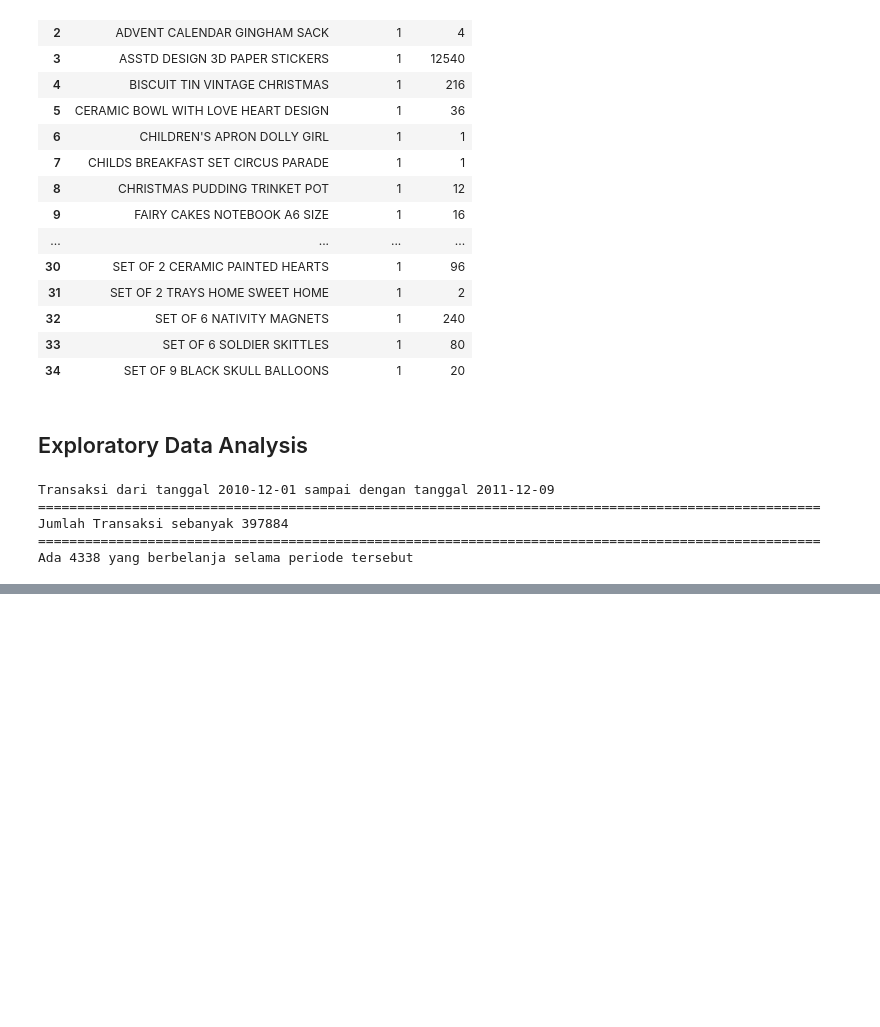
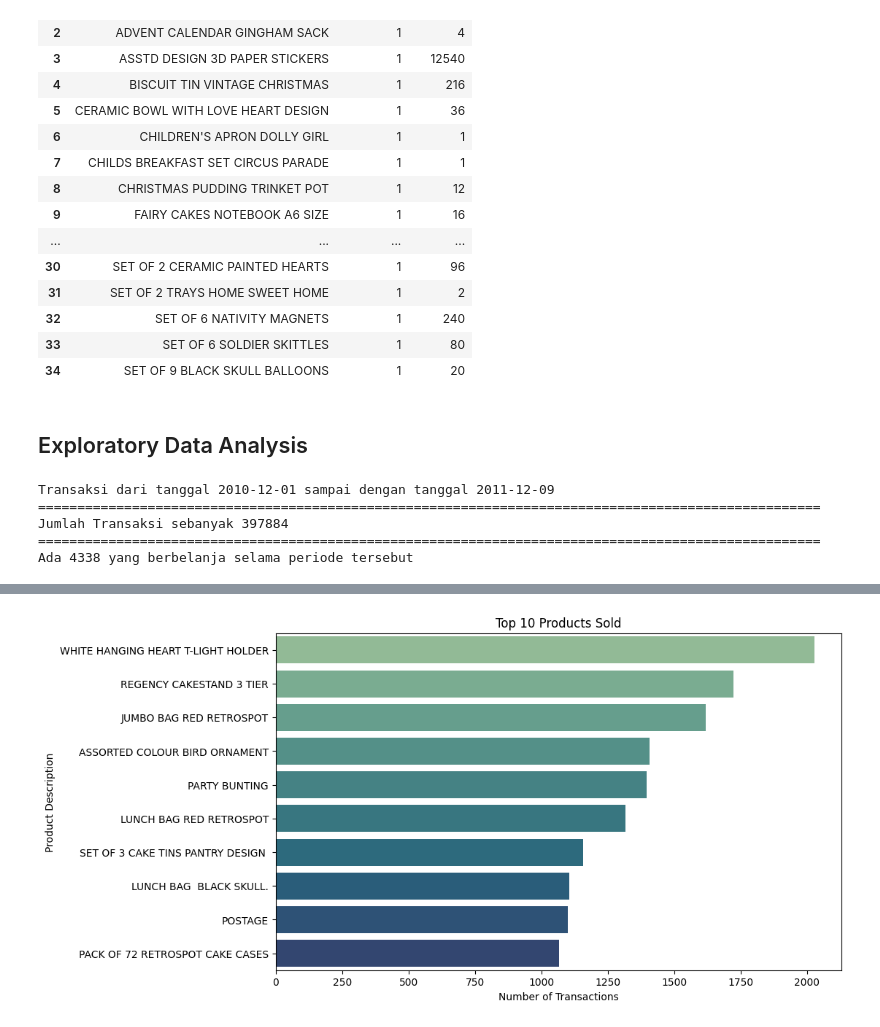
Before and after one commit to satriahady/RFM-Analysis, a Jupyter notebook: rfm_analysis.ipynb, the cells around one changed output, grey strips where cells are left out. Drawn from its saved outputs; the diff is of its cells as text; code cells hidden in the pictures; blank space fills up the shorter version.

```diff
--- a/rfm_analysis.ipynb
+++ b/rfm_analysis.ipynb
@@ -282,0 +322,11 @@ Ada 4338 yang berbelanja selama periode tersebut
+# %%
+# Top Products Analysi
+top_products = df_3['Description'].value_counts().head(10)
+plt.figure(figsize=(10, 6))
+sns.barplot(y=top_products.index, x=top_products.values, palette="crest")
+plt.title("Top 10 Products Sold")
+plt.xlabel("Number of Transactions")
+plt.ylabel("Product Description")
+plt.show()
+# %% [output]
+[figure, added]
```
Also changed, not shown: parts of 17 cells of this notebook.
